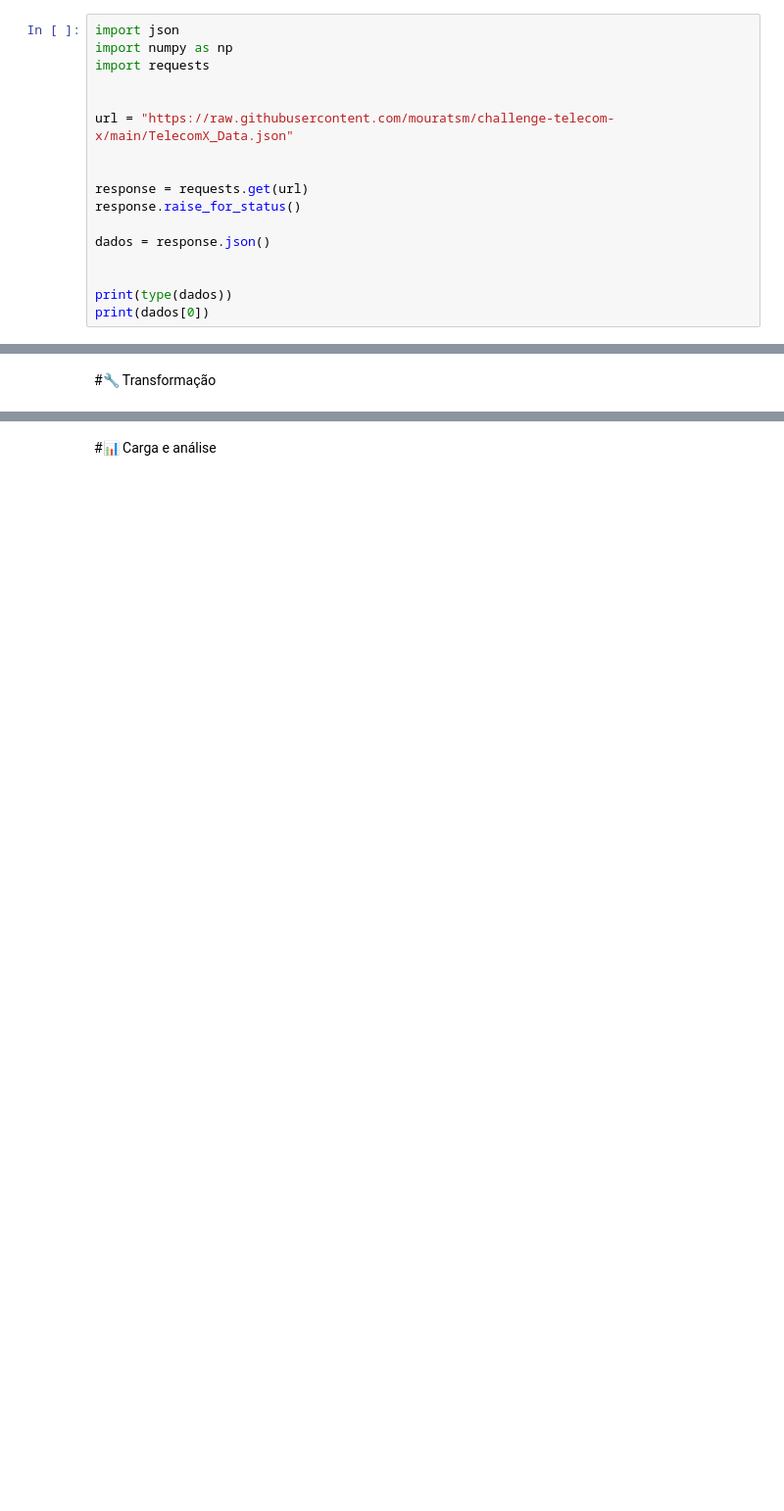
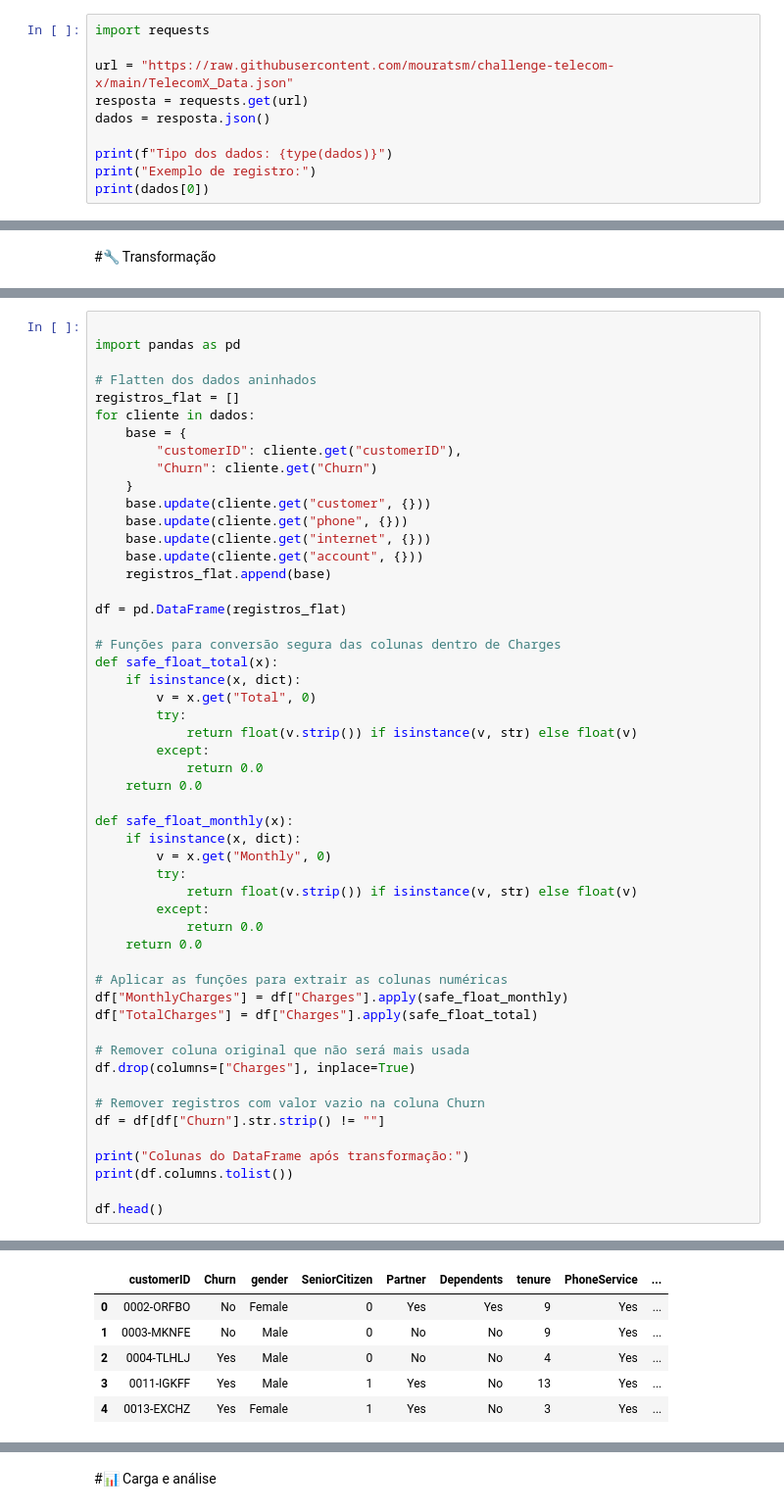
Before and after one commit to mouratsm/challenge-telecom-x, a Jupyter notebook: TelecomX_BR.ipynb, the cells around one changed output, grey strips where cells are left out. Shown: that part at 98% size. Saved outputs shown, nothing was run; the diff lists cells and outputs as text; blank space fills up the shorter version.

```diff
--- a/TelecomX_BR.ipynb
+++ b/TelecomX_BR.ipynb
@@ -1,20 +1,13 @@
 # %% [markdown]
 #📌 Extracão
 # %%
-import json
-import numpy as np
 import requests
 
+url = "https://raw.githubusercontent.com/mouratsm/challenge-telecom-x/main/TelecomX_Data.json"
+resposta = requests.get(url)
+dados = resposta.json()
 
-url = "https://raw.githubusercontent.com/mouratsm/challenge-telecom-x/main/TelecomX_Data.json"
-
-
-response = requests.get(url)
-response.raise_for_status()
-
-dados = response.json()
-
-
-print(type(dados))
+print(f"Tipo dos dados: {type(dados)}")
+print("Exemplo de registro:")
 print(dados[0])
 # %% [output]
@@ -36,0 +19,53 @@ Colunas: ['customerID', 'Churn', 'customer', 'phone', 'internet', 'account']
+# %%
+
+import pandas as pd
+
+# Flatten dos dados aninhados
+registros_flat = []
+for cliente in dados:
+    base = {
+        "customerID": cliente.get("customerID"),
+        "Churn": cliente.get("Churn")
+    }
+    base.update(cliente.get("customer", {}))
+    base.update(cliente.get("phone", {}))
+    base.update(cliente.get("internet", {}))
+    base.update(cliente.get("account", {}))
+    registros_flat.append(base)
+
+df = pd.DataFrame(registros_flat)
+
+# Funções para conversão segura das colunas dentro de Charges
+def safe_float_total(x):
+    if isinstance(x, dict):
+        v = x.get("Total", 0)
+        try:
+            return float(v.strip()) if isinstance(v, str) else float(v)
+        except:
+            return 0.0
+    return 0.0
+
+def safe_float_monthly(x):
+    if isinstance(x, dict):
+        v = x.get("Monthly", 0)
+        try:
+            return float(v.strip()) if isinstance(v, str) else float(v)
+        except:
+            return 0.0
+    return 0.0
+
+# Aplicar as funções para extrair as colunas numéricas
+df["MonthlyCharges"] = df["Charges"].apply(safe_float_monthly)
+df["TotalCharges"] = df["Charges"].apply(safe_float_total)
+
+# Remover coluna original que não será mais usada
+df.drop(columns=["Charges"], inplace=True)
+
+# Remover registros com valor vazio na coluna Churn
+df = df[df["Churn"].str.strip() != ""]
+
+print("Colunas do DataFrame após transformação:")
+print(df.columns.tolist())
+
+df.head()
+# %% [output]
@@ -36,0 +74,6 @@ Colunas: ['customerID', 'Churn', 'customer', 'phone', 'internet', 'account']
+|  | customerID | Churn | gender | SeniorCitizen | Partner | Dependents | tenure | PhoneService | ... |
+| 0 | 0002-ORFBO | No | Female | 0 | Yes | Yes | 9 | Yes | ... |
+| 1 | 0003-MKNFE | No | Male | 0 | No | No | 9 | Yes | ... |
+| 2 | 0004-TLHLJ | Yes | Male | 0 | No | No | 4 | Yes | ... |
+| 3 | 0011-IGKFF | Yes | Male | 1 | Yes | No | 13 | Yes | ... |
+| 4 | 0013-EXCHZ | Yes | Female | 1 | Yes | No | 3 | Yes | ... |
```
Also changed, not shown: parts of 7 cells of this notebook.
